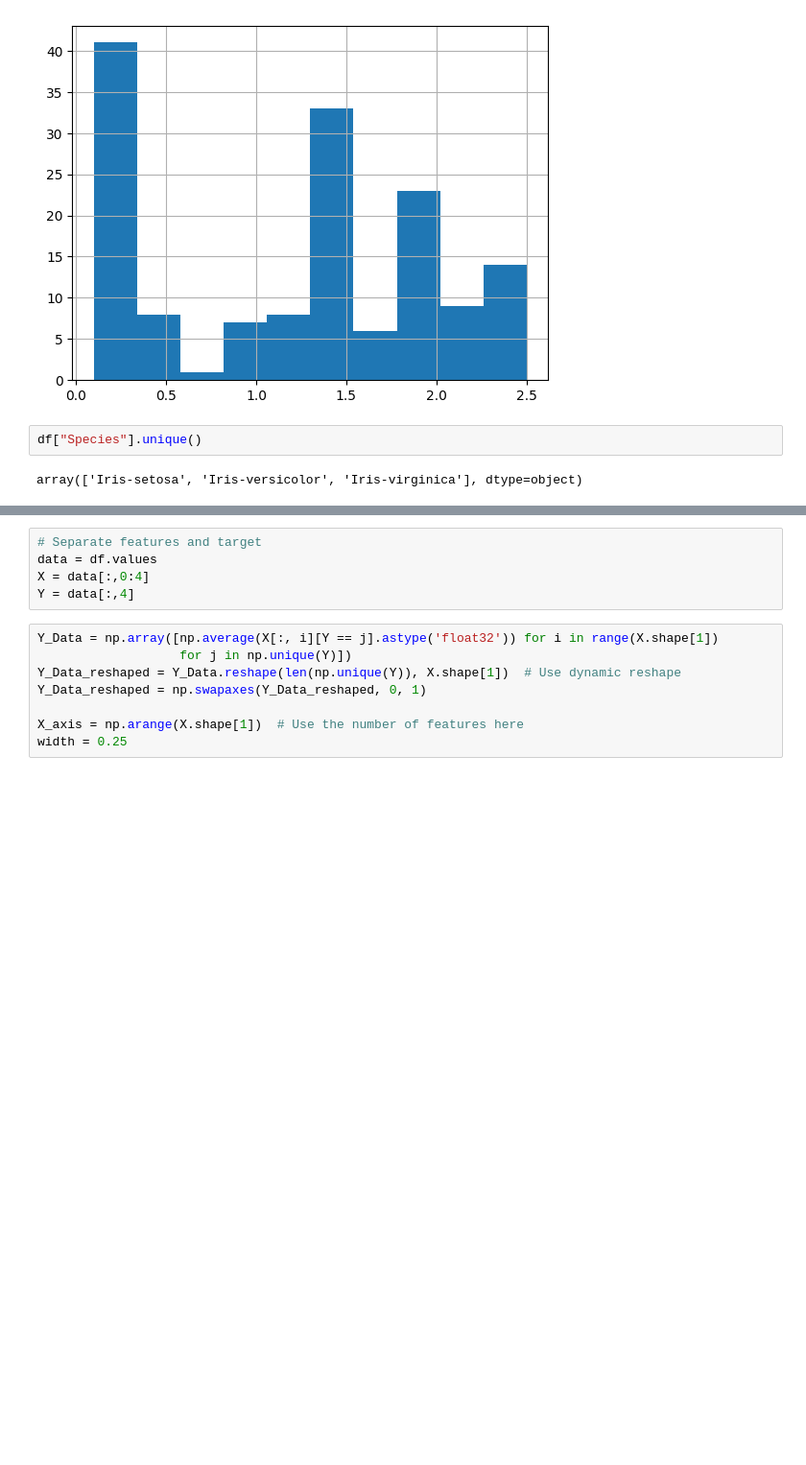
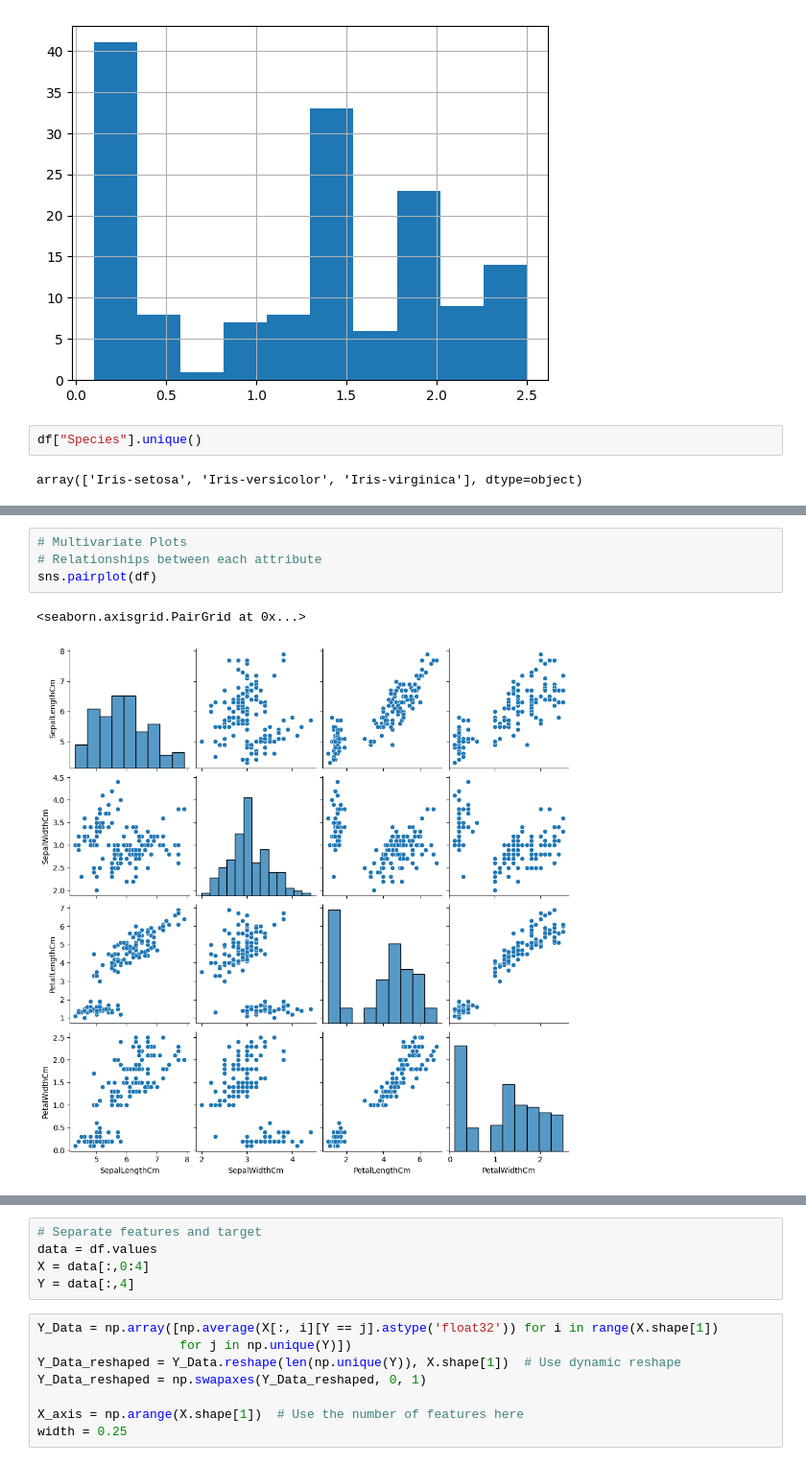
Before and after one commit to SrijanChakraborty/Iris-Classification, a Jupyter notebook: iris classification.ipynb, the cells around one changed output, grey strips where cells are left out. Shown at 96% size. Cells and saved outputs as stored; diff of their text form; blank space fills up the shorter version.

```diff
--- a/iris classification.ipynb
+++ b/iris classification.ipynb
@@ -126,0 +138,7 @@ array(['Iris-setosa', 'Iris-versicolor', 'Iris-virginica'], dtype=object)
+# %%
+# Multivariate Plots
+# Relationships between each attribute
+sns.pairplot(df)
+# %% [output]
+<seaborn.axisgrid.PairGrid at 0x...>
+[figure, added]
```
Also changed, not shown: parts of 32 cells of this notebook, 21 other files.
